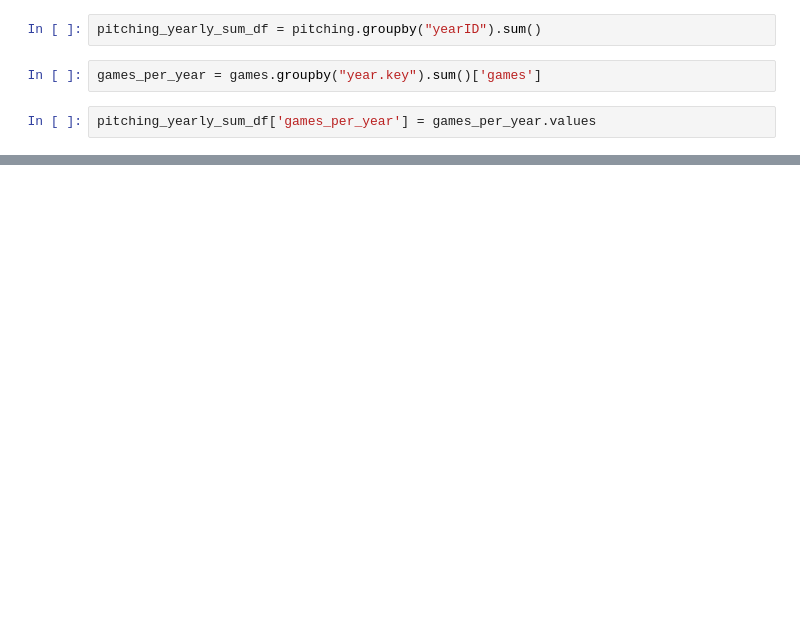
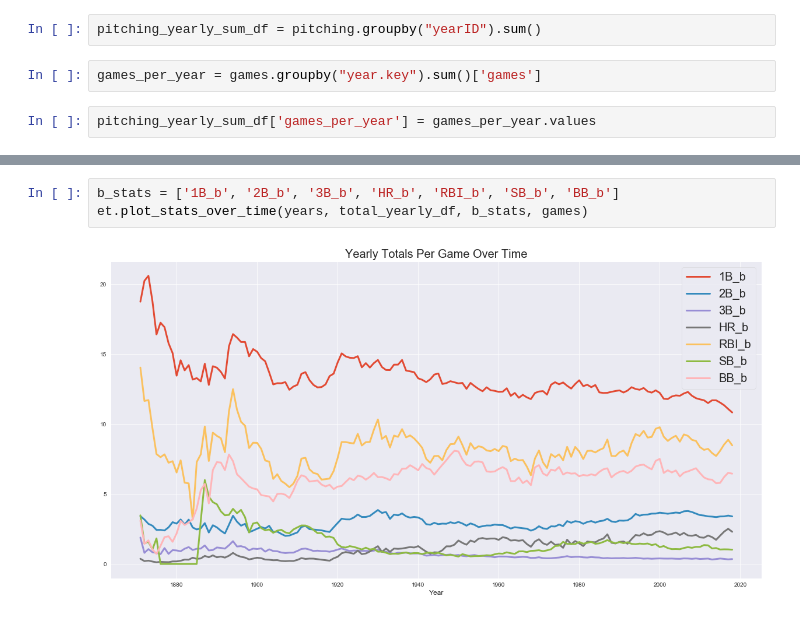
Before and after one commit to jeremymiller00/baseball, a Jupyter notebook: notebooks/lahman_data_eda.ipynb, the cells around one changed output, grey strips where cells are left out. Cells and saved outputs as stored; diff of their text form; blank space fills up the shorter version.

```diff
--- a/notebooks/lahman_data_eda.ipynb
+++ b/notebooks/lahman_data_eda.ipynb
@@ -45,0 +66,5 @@ ax.legend()
+# %%
+b_stats = ['1B_b', '2B_b', '3B_b', 'HR_b', 'RBI_b', 'SB_b', 'BB_b']
+et.plot_stats_over_time(years, total_yearly_df, b_stats, games)
+# %% [output]
+[figure, added]
```
Also changed, not shown: parts of 15 cells of this notebook, 1 other file.
